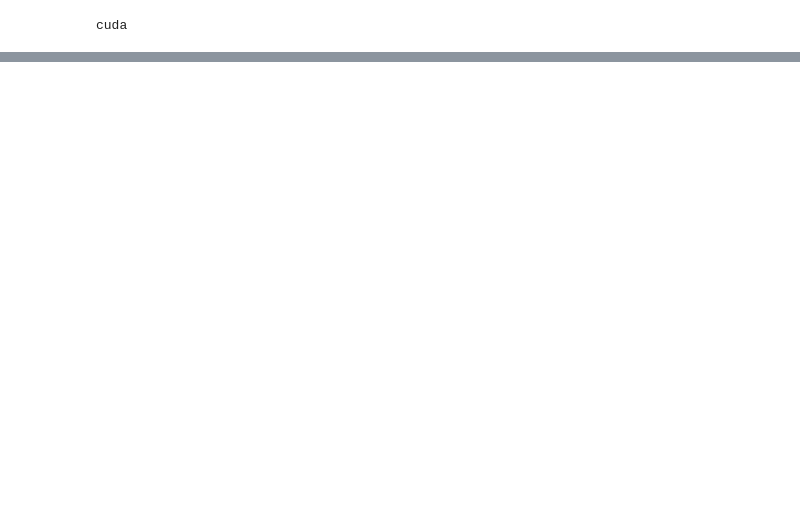
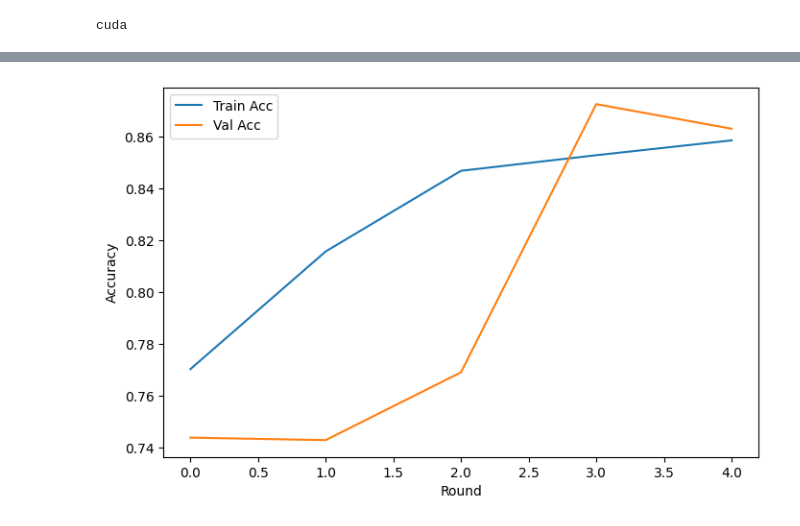
Before and after one commit to Gagan47raj/Federated-XRay-Classification, a Jupyter notebook: scripts/train_federated.ipynb, the cells around one changed output, grey strips where cells are left out. Drawn from its saved outputs; the diff is of its cells as text; code cells hidden in the pictures; blank space fills up the shorter version.

```diff
--- a/scripts/train_federated.ipynb
+++ b/scripts/train_federated.ipynb
@@ -108,3 +134,9 @@ clients = [
     client2,
     client3
 ]
+# %%
+clients_data = create_client_partitions(
+    X_train,
+    y_train,
+    num_clients=5
+)
@@ -110,0 +175,7 @@ clients = [
+# %%
+for client_id, loader in client_loaders.items():
+
+    print(
+        client_id,
+        len(loader.dataset)
+    )
@@ -110,0 +188,18 @@ clients = [
+# %%
+clients = []
+
+for client_id, loader in client_loaders.items():
+
+    client = FederatedClient(
+
+        client_id=client_id,
+
+        train_loader=loader,
+
+        device=device
+
+    )
+
+    clients.append(
+        client
+    )
@@ -157,0 +269,16 @@ print(history)
+# %%
+import matplotlib.pyplot as plt
+
+plt.figure(figsize=(8,5))
+
+plt.plot(history["train_acc"], label="Train Acc")
+plt.plot(history["val_acc"], label="Val Acc")
+
+plt.xlabel("Round")
+plt.ylabel("Accuracy")
+
+plt.legend()
+
+plt.show()
+# %% [output]
+[figure, added]
```
Also changed, not shown: parts of 9 cells of this notebook, 6 other files.
